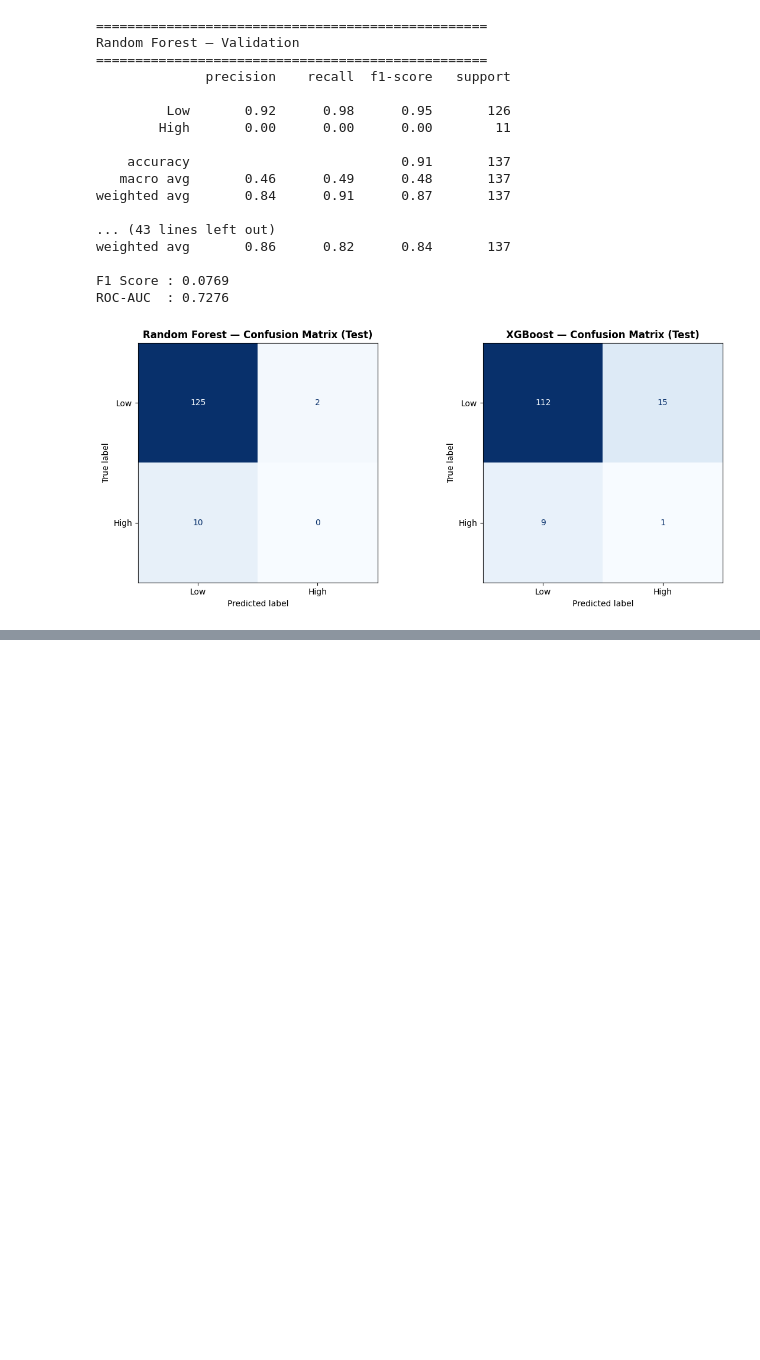
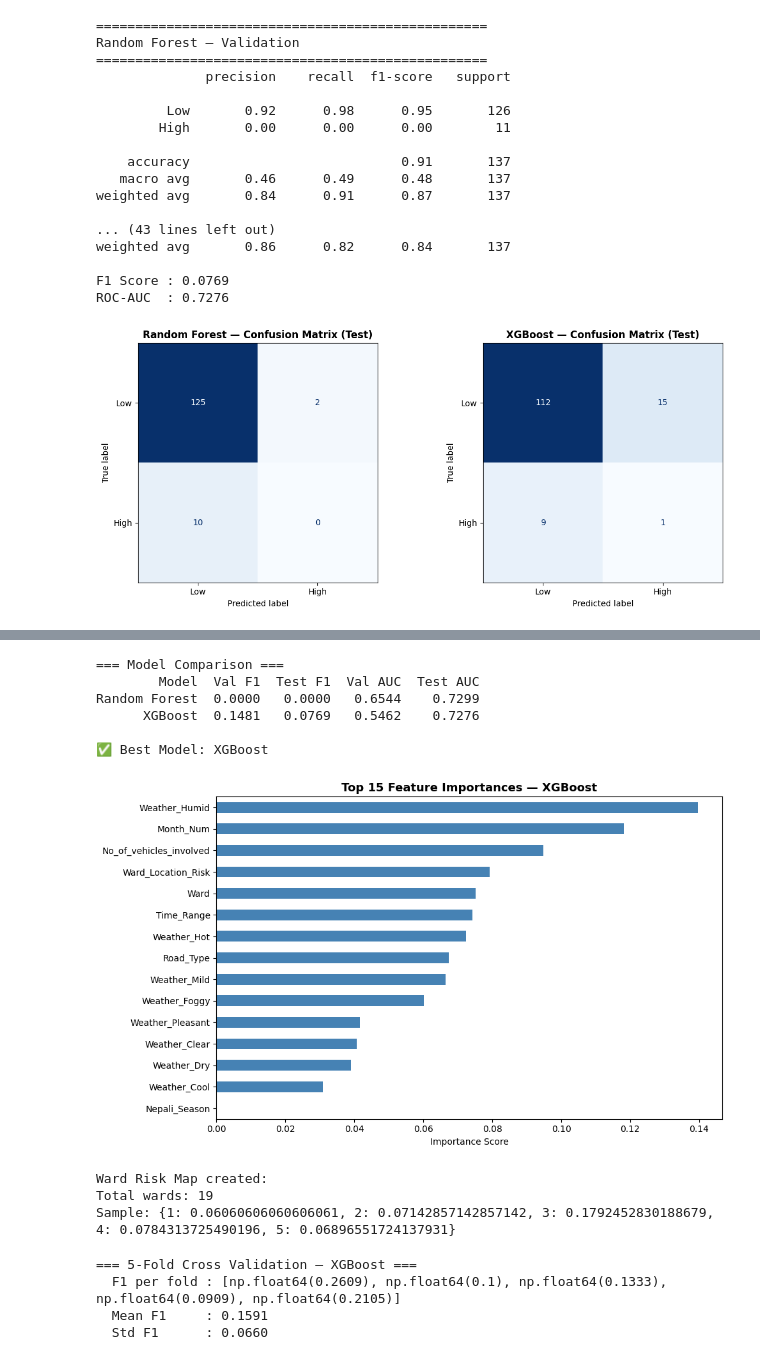
Before and after one commit to debiyani/traffic-accident-biratnagar, a Jupyter notebook: notebooks/ml_module.ipynb, the cells around one changed output, grey strips where cells are left out. Drawn from its saved outputs; the diff is of its cells as text; code cells hidden in the pictures; blank space fills up the shorter version.

Commit message:
Choosing xg boost model

```diff
--- a/notebooks/ml_module.ipynb
+++ b/notebooks/ml_module.ipynb
@@ -123,0 +146,35 @@ plt.show()
+# %%
+comparison = pd.DataFrame({
+    'Model'   : ['Random Forest', 'XGBoost'],
+    'Val F1'  : [rf_val_f1,  xgb_val_f1],
+    'Test F1' : [rf_test_f1, xgb_test_f1],
+    'Val AUC' : [rf_val_roc,  xgb_val_roc],
+    'Test AUC': [rf_test_roc, xgb_test_roc]
+}).round(4)
+
+print("\n=== Model Comparison ===")
+print(comparison.to_string(index=False))
+
+best_model_name = 'XGBoost' if xgb_test_f1 >= rf_test_f1 else 'Random Forest'
+best_model      = xgb       if xgb_test_f1 >= rf_test_f1 else rf
+print(f"\n✅ Best Model: {best_model_name}")
+# %% [output]
+=== Model Comparison ===
+        Model  Val F1  Test F1  Val AUC  Test AUC
+Random Forest  0.0000   0.0000   0.6544    0.7299
+      XGBoost  0.1481   0.0769   0.5462    0.7276
+
+✅ Best Model: XGBoost
+# %%
+feat_imp = pd.Series(best_model.feature_importances_, index=X.columns)
+feat_imp = feat_imp.sort_values(ascending=False).head(15)
+
+plt.figure(figsize=(10, 6))
+feat_imp.plot(kind='barh', color='steelblue')
+plt.gca().invert_yaxis()
+plt.title(f'Top 15 Feature Importances — {best_model_name}', fontsize=13, fontweight='bold')
+plt.xlabel('Importance Score')
+plt.tight_layout()
+plt.show()
+# %% [output]
+[figure, added]
@@ -123,0 +219,14 @@ plt.show()
+# %%
+# Location column is also dropped, so create risk map by Ward only
+df_temp = df_eda.copy()
+
+# Create ward_location_risk_map based on Ward (since Location is also dropped)
+ward_location_risk_map = df_temp.groupby('Ward')['Severity'].mean().to_dict()
+
+print("Ward Risk Map created:")
+print(f"Total wards: {len(ward_location_risk_map)}")
+print(f"Sample: {dict(list(ward_location_risk_map.items())[:5])}")
+# %% [output]
+Ward Risk Map created:
+Total wards: 19
+Sample: {1: 0.06060606060606061, 2: 0.07142857142857142, 3: 0.1792452830188679, 4: 0.0784313725490196, 5: 0.06896551724137931}
@@ -123,0 +268,14 @@ plt.show()
+# %%
+
+cv = StratifiedKFold(n_splits=5, shuffle=True, random_state=42)
+cv_scores = cross_val_score(xgb, X_train, y_train, cv=cv, scoring='f1')
+
+print("\n=== 5-Fold Cross Validation — XGBoost ===")
+print(f"  F1 per fold : {[round(s, 4) for s in cv_scores]}")
+print(f"  Mean F1     : {cv_scores.mean():.4f}")
+print(f"  Std F1      : {cv_scores.std():.4f}")
+# %% [output]
+=== 5-Fold Cross Validation — XGBoost ===
+  F1 per fold : [np.float64(0.2609), np.float64(0.1), np.float64(0.1333), np.float64(0.0909), np.float64(0.2105)]
+  Mean F1     : 0.1591
+  Std F1      : 0.0660
```
Also changed, not shown: parts of 6 cells of this notebook, 1 other file.
